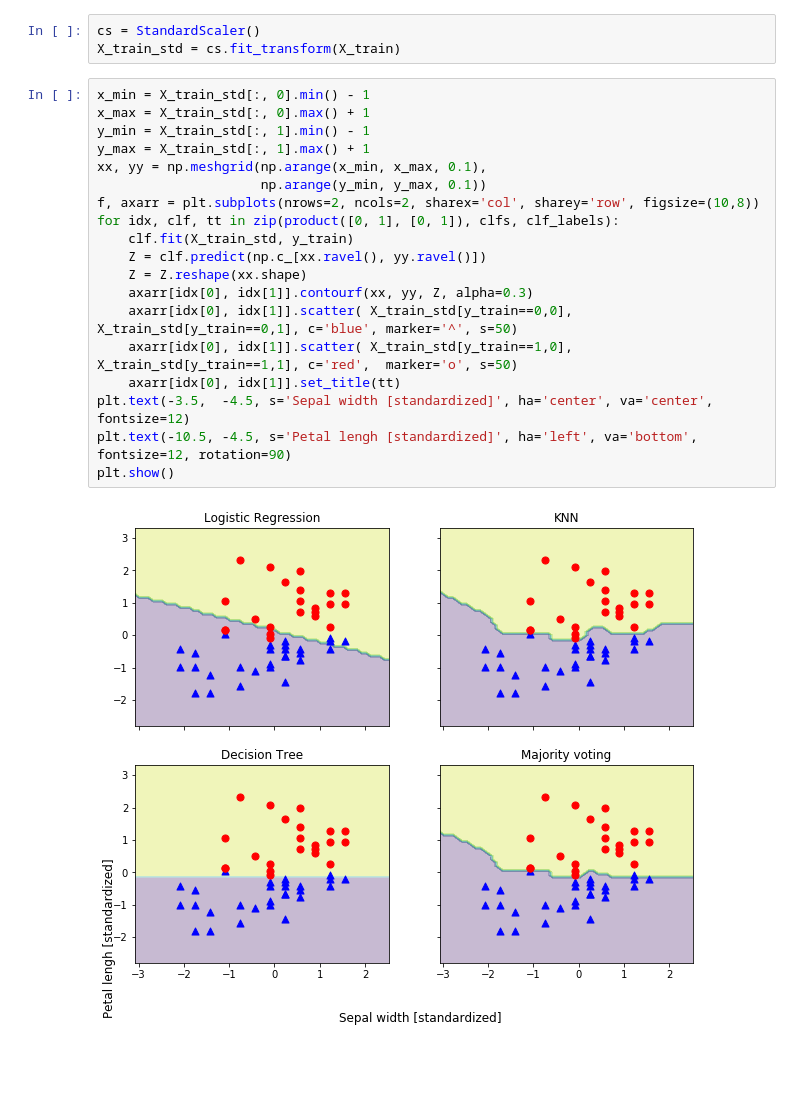
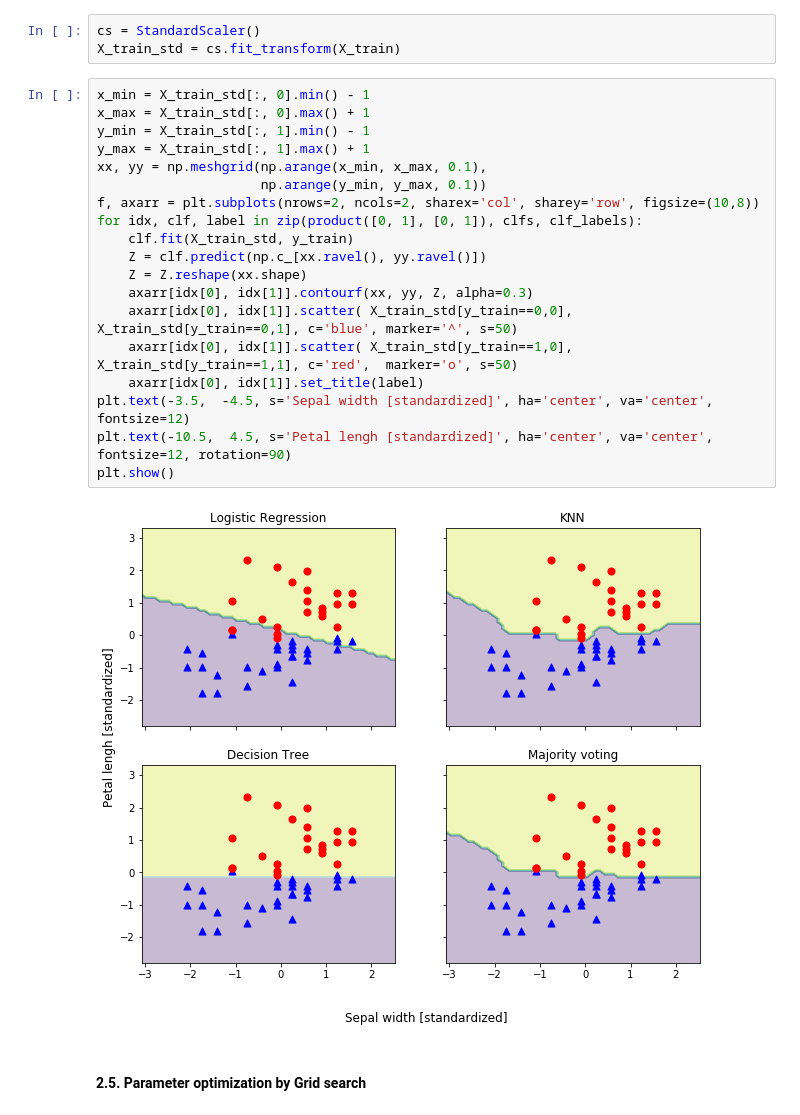
Before and after one commit to juifa-tsai/workbook_MachineLearning, a Jupyter notebook: Machine_Learning_in_Python_SR/Chapter_07/example_01_majorityVote.ipynb, the cells around one changed output. Cells and saved outputs as stored; diff of their text form; blank space fills up the shorter version.

```diff
--- a/Machine_Learning_in_Python_SR/Chapter_07/example_01_majorityVote.ipynb
+++ b/Machine_Learning_in_Python_SR/Chapter_07/example_01_majorityVote.ipynb
@@ -110,21 +110,23 @@ X_train_std = cs.fit_transform(X_train)
 # %%
 x_min = X_train_std[:, 0].min() - 1
 x_max = X_train_std[:, 0].max() + 1
 y_min = X_train_std[:, 1].min() - 1
 y_max = X_train_std[:, 1].max() + 1
 xx, yy = np.meshgrid(np.arange(x_min, x_max, 0.1),
                      np.arange(y_min, y_max, 0.1))
 f, axarr = plt.subplots(nrows=2, ncols=2, sharex='col', sharey='row', figsize=(10,8))
-for idx, clf, tt in zip(product([0, 1], [0, 1]), clfs, clf_labels):
+for idx, clf, label in zip(product([0, 1], [0, 1]), clfs, clf_labels):
     clf.fit(X_train_std, y_train)
     Z = clf.predict(np.c_[xx.ravel(), yy.ravel()])
     Z = Z.reshape(xx.shape)
     axarr[idx[0], idx[1]].contourf(xx, yy, Z, alpha=0.3)
     axarr[idx[0], idx[1]].scatter( X_train_std[y_train==0,0], X_train_std[y_train==0,1], c='blue', marker='^', s=50)
     axarr[idx[0], idx[1]].scatter( X_train_std[y_train==1,0], X_train_std[y_train==1,1], c='red',  marker='o', s=50)
-    axarr[idx[0], idx[1]].set_title(tt)
+    axarr[idx[0], idx[1]].set_title(label)
 plt.text(-3.5,  -4.5, s='Sepal width [standardized]', ha='center', va='center', fontsize=12)
-plt.text(-10.5, -4.5, s='Petal lengh [standardized]', ha='left', va='bottom', fontsize=12, rotation=90)
+plt.text(-10.5,  4.5, s='Petal lengh [standardized]', ha='center', va='center', fontsize=12, rotation=90)
 plt.show()
 # %% [output]
-[figure, old version]
+[figure, new version]
+# %% [markdown]
+#### 2.5. Parameter optimization by Grid search
```
Also changed, not shown: parts of 4 cells of this notebook, 1 other file.
